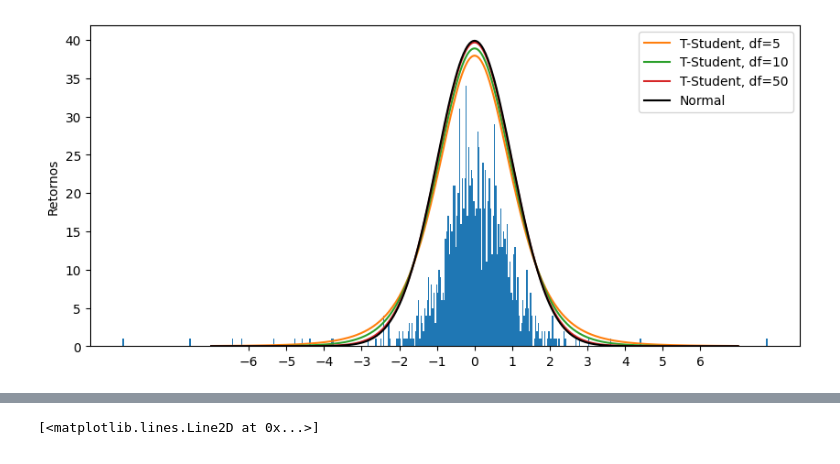
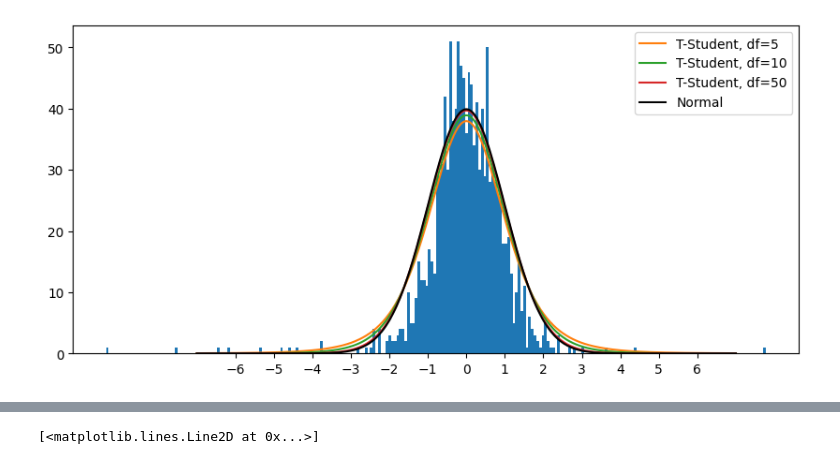
Before and after one commit to hmessas/List2---QUANT, a Jupyter notebook: main.ipynb, the cells around one changed output, grey strips where cells are left out. Cells and saved outputs as stored; diff of their text form; code cells hidden in the pictures.

```diff
--- a/main.ipynb
+++ b/main.ipynb
@@ -58,23 +58,23 @@ scaled_df
 # %%
 mu=scaled_df["Retorno"].mean()
 std=np.std(scaled_df['Retorno'])
 fig=plt.figure(figsize=(10,10))
 
-ax1=fig.add_subplot(211,ylabel="Retornos")
+ax1=fig.add_subplot(211)
 
-ax1.hist(scaled_df,bins=500)
+ax1.hist(scaled_df,bins=250)
 
 x2=np.linspace(mu-7*std,mu+7*std,500)
 ax1.xaxis.set_ticks(np.linspace(mu-6*std,mu+6*std,13))
 #Normais multiplicadas por 100 apenas para adequação gráfica
-ax1.plot(x2,t.pdf(x2,5)*100, label="T-Student, df=5")
+ax1.plot(x2,t.pdf(x2,5,loc=0)*100, label="T-Student, df=5")
 ax1.plot(x2,t.pdf(x2,10)*100,label="T-Student, df=10")
 ax1.plot(x2,t.pdf(x2,50)*100,label="T-Student, df=50")
 ax1.plot(x2,norm.pdf(x2,mu,std)*100,color='k',label="Normal")
 plt.legend(loc='upper right')
 plt.show()
 # %% [output]
-[figure, old version]
+[figure, new version]
 # %%
 n=0.03/np.std(portfolio['Retorno'])
 1-norm.cdf(n)
```
Also changed, not shown: parts of 7 cells of this notebook.
